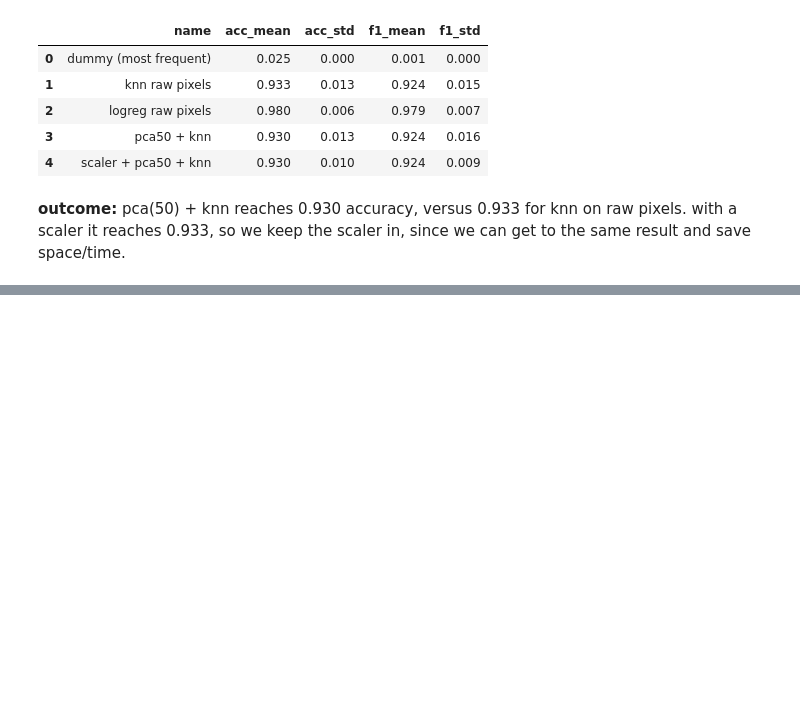
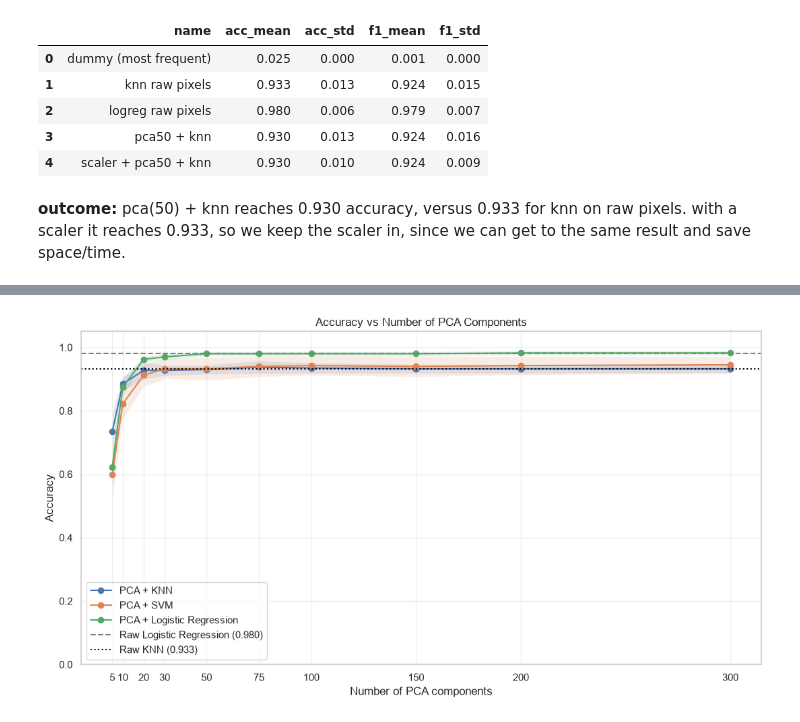
Before and after one commit to mchemrl/pca-face-recognition, a Jupyter notebook: main.ipynb, the cells around one changed output, grey strips where cells are left out. Drawn from its saved outputs; the diff is of its cells as text; code cells hidden in the pictures; blank space fills up the shorter version.

```diff
--- a/main.ipynb
+++ b/main.ipynb
@@ -184,0 +312,14 @@ pd.DataFrame(results).round(3)
+# %%
+summary_df = (
+    experiment_df
+    .groupby(['model', 'k'])['accuracy']
+    .agg(['mean', 'std'])
+    .reset_index()
+)
+
+summary_df = summary_df.rename(columns={
+    'mean': 'accuracy_mean',
+    'std': 'accuracy_std'
+})
+
+summary_df.round(3)
@@ -184,0 +344,51 @@ pd.DataFrame(results).round(3)
+# %%
+#ai generated (ChatGPT)
+plt.figure(figsize=(11, 6))
+
+for model_name in model_names:
+
+    model_data = summary_df[
+        summary_df['model'] == model_name
+    ]
+
+    plt.plot(
+        model_data['k'],
+        model_data['accuracy_mean'],
+        marker='o',
+        label=model_name
+    )
+
+    plt.fill_between(
+        model_data['k'],
+        model_data['accuracy_mean'] - model_data['accuracy_std'],
+        model_data['accuracy_mean'] + model_data['accuracy_std'],
+        alpha=0.15
+    )
+
+plt.axhline(
+    y=0.980,
+    color='gray',
+    linestyle='--',
+    label='Raw Logistic Regression (0.980)'
+)
+
+plt.axhline(
+    y=0.933,
+    color='black',
+    linestyle=':',
+    label='Raw KNN (0.933)'
+)
+
+plt.xlabel('Number of PCA components')
+plt.ylabel('Accuracy')
+plt.title('Accuracy vs Number of PCA Components')
+
+plt.xticks(n_components_list)
+plt.ylim(0, 1.05)
+
+plt.legend()
+plt.grid(alpha=0.3)
+plt.tight_layout()
+plt.show()
+# %% [output]
+[figure, added]
```
Also changed, not shown: parts of 36 cells of this notebook.
